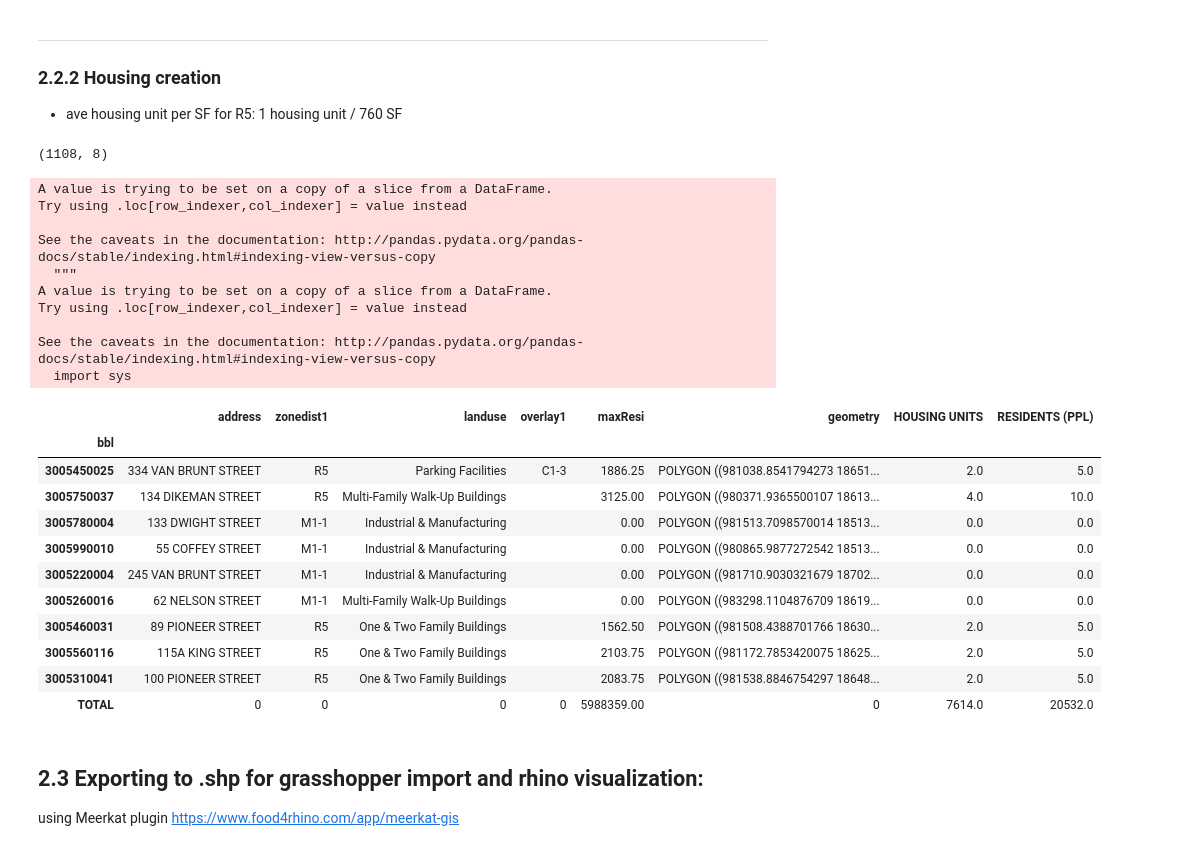
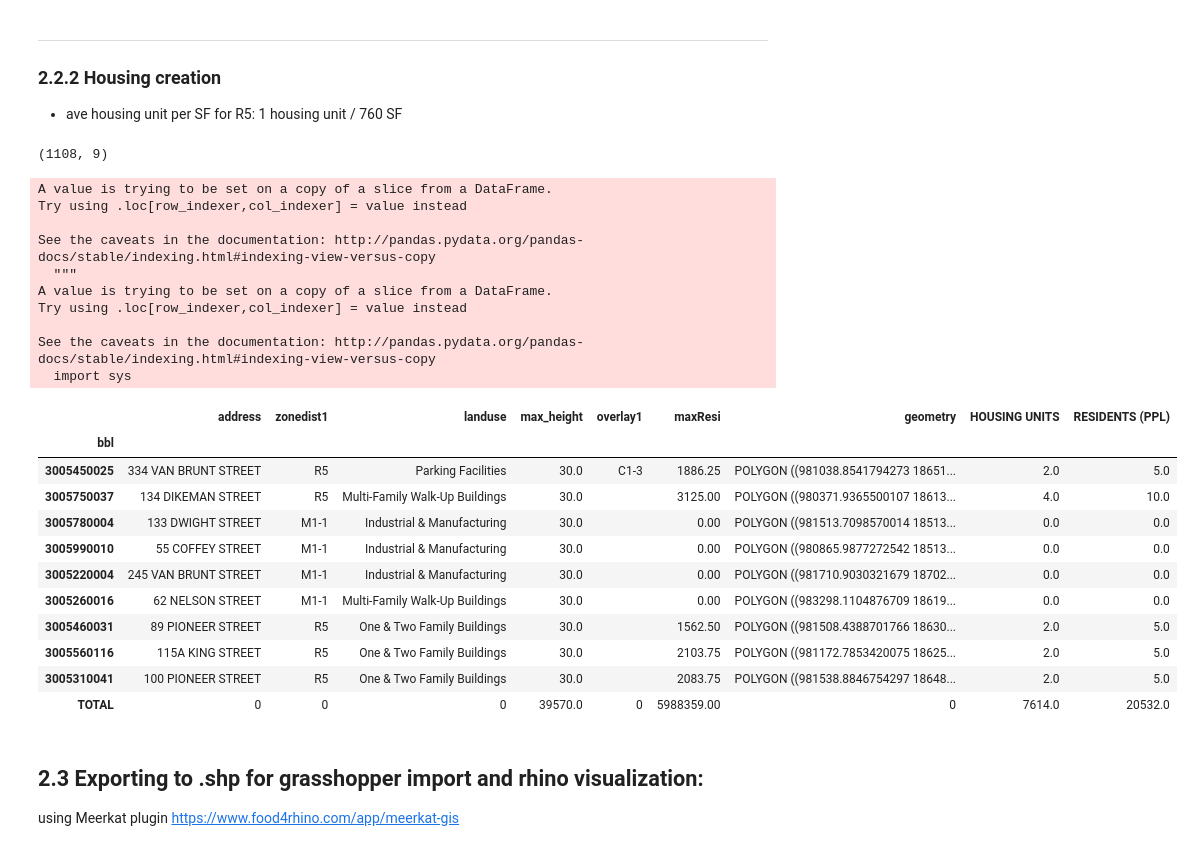
Before and after one commit to drawbrooklyn/RH_zoningAnalysis, a Jupyter notebook: Wolcott_jobs_analysis_20191025.ipynb, the cells around one changed output. Drawn from its saved outputs; the diff is of its cells as text; code cells hidden in the pictures.

```diff
--- a/Wolcott_jobs_analysis_20191025.ipynb
+++ b/Wolcott_jobs_analysis_20191025.ipynb
@@ -192,0 +196,27 @@ RH_pluto.iloc[:3,-2:]
+# %%
+# creating a function for allowed heights according to Zoning dist
+# not including street width differences or setbacks
+
+def max_height(df): #in feet
+    if df['zonedist1'] == 'M1-1':
+        val = 30
+    elif df['zonedist1'] == 'R5':
+        val = 30 # not including a setback of 15' at 30' height, up until 40'
+    elif df['zonedist1'] == 'M1-1/R5':
+        val = 60
+    elif df['zonedist1'] == 'M2-1':
+        val = 60 # not including setback
+    elif df['zonedist1'] == 'M3-1':
+        val = 60 # not including setback
+    elif df['zonedist1'] == 'R6':
+        val = 70 # max at wide street; on narrow street 55'
+    elif df['zonedist1'] == 'PARK':
+        val = 0
+    else:
+        val = 0
+    return val
+
+RH_pluto['max_height'] = RH_pluto.apply(max_height, axis=1)
+
+print(RH_pluto.shape)
+RH_pluto[['zonedist1', 'max_height']].head()
@@ -232,10 +271,10 @@ Value is taken from PTS, if available. When calculated from PTS data, **COMMERCI
 # creating a new shortened dataframe for current SF by use and for allowed FAR by use
 
 RH_areas_by_use = RH_pluto[['address','zonedist1','landuse','overlay1',
-                            'comarea','resarea','geometry']] #leaving geometry to remain geodataframe
+                            'comarea','resarea','max_height', 'geometry']] #leaving geometry to remain geodataframe
 
 RH_allowed_far = RH_pluto[['address','lotarea','zonedist1','landuse','overlay1',
-                           'commfar','residfar','geometry']] #leaving geometry to remain geodataframe
+                           'commfar','residfar','max_height', 'geometry']] #leaving geometry to remain geodataframe
                                                              # dropped 'facilfar' 20191118
 
 print('RH_areas_by_use.shape: ', RH_areas_by_use.shape)
@@ -479,47 +518,47 @@ TOTAL       157056.0
 - ave housing unit per SF for R5: 1 housing unit / 760 SF
 # %%
 RH_housing = RH_allowed_far[['address', 'zonedist1','landuse',
-                             'overlay1','maxResi','geometry']]
+                             'max_height','overlay1','maxResi','geometry']]
 
 # calculating # of housing units; 1 housing unit / 760 SF
 RH_housing['HOUSING UNITS'] = (RH_housing['maxResi'] / 760).astype(int)
 # calculating # of residents; 1 housing unit * 2.73 ppl
 RH_housing['RESIDENTS (PPL)'] = (RH_housing['HOUSING UNITS'] * 2.73).astype(int)
 
 #Total sum per column:
 RH_housing = RH_housing.reset_index()
 RH_housing = RH_housing.append(RH_housing.sum(axis=0, numeric_only=True), ignore_index=True)
 RH_housing['bbl'] = RH_housing['bbl'].astype(int).astype(str)
 RH_housing.at[1107, 'bbl'] = 'TOTAL'
 RH_housing = RH_housing.set_index('bbl')
 RH_housing.iloc[-1:,:] = RH_housing.iloc[-1:,:].fillna(0).astype(int)
 
 print(RH_housing.shape)
 RH_housing.tail(10)
 # %% [output]
-(1108, 8)
+(1108, 9)
 A value is trying to be set on a copy of a slice from a DataFrame.
 Try using .loc[row_indexer,col_indexer] = value instead
 
 See the caveats in the documentation: http://pandas.pydata.org/pandas-docs/stable/indexing.html#indexing-view-versus-copy
   """
 A value is trying to be set on a copy of a slice from a DataFrame.
 Try using .loc[row_indexer,col_indexer] = value instead
 
 See the caveats in the documentation: http://pandas.pydata.org/pandas-docs/stable/indexing.html#indexing-view-versus-copy
   import sys
-|  | address | zonedist1 | landuse | overlay1 | maxResi | geometry | HOUSING UNITS | RESIDENTS (PPL) |
-| bbl |  |  |  |  |  |  |  |  |
-| 3005450025 | 334 VAN BRUNT STREET | R5 | Parking Facilities | C1-3 | 1886.25 | POLYGON ((981038.8541794273 18651... | 2.0 | 5.0 |
-| 3005750037 | 134 DIKEMAN STREET | R5 | Multi-Family Walk-Up Buildings |  | 3125.00 | POLYGON ((980371.9365500107 18613... | 4.0 | 10.0 |
-| 3005780004 | 133 DWIGHT STREET | M1-1 | Industrial & Manufacturing |  | 0.00 | POLYGON ((981513.7098570014 18513... | 0.0 | 0.0 |
-| 3005990010 | 55 COFFEY STREET | M1-1 | Industrial & Manufacturing |  | 0.00 | POLYGON ((980865.9877272542 18513... | 0.0 | 0.0 |
-| 3005220004 | 245 VAN BRUNT STREET | M1-1 | Industrial & Manufacturing |  | 0.00 | POLYGON ((981710.9030321679 18702... | 0.0 | 0.0 |
-| 3005260016 | 62 NELSON STREET | M1-1 | Multi-Family Walk-Up Buildings |  | 0.00 | POLYGON ((983298.1104876709 18619... | 0.0 | 0.0 |
-| 3005460031 | 89 PIONEER STREET | R5 | One & Two Family Buildings |  | 1562.50 | POLYGON ((981508.4388701766 18630... | 2.0 | 5.0 |
-| 3005560116 | 115A KING STREET | R5 | One & Two Family Buildings |  | 2103.75 | POLYGON ((981172.7853420075 18625... | 2.0 | 5.0 |
-| 3005310041 | 100 PIONEER STREET | R5 | One & Two Family Buildings |  | 2083.75 | POLYGON ((981538.8846754297 18648... | 2.0 | 5.0 |
-| TOTAL | 0 | 0 | 0 | 0 | 5988359.00 | 0 | 7614.0 | 20532.0 |
+|  | address | zonedist1 | landuse | max_height | overlay1 | maxResi | geometry | HOUSING UNITS | RESIDENTS (PPL) |
+| bbl |  |  |  |  |  |  |  |  |  |
+| 3005450025 | 334 VAN BRUNT STREET | R5 | Parking Facilities | 30.0 | C1-3 | 1886.25 | POLYGON ((981038.8541794273 18651... | 2.0 | 5.0 |
+| 3005750037 | 134 DIKEMAN STREET | R5 | Multi-Family Walk-Up Buildings | 30.0 |  | 3125.00 | POLYGON ((980371.9365500107 18613... | 4.0 | 10.0 |
+| 3005780004 | 133 DWIGHT STREET | M1-1 | Industrial & Manufacturing | 30.0 |  | 0.00 | POLYGON ((981513.7098570014 18513... | 0.0 | 0.0 |
+| 3005990010 | 55 COFFEY STREET | M1-1 | Industrial & Manufacturing | 30.0 |  | 0.00 | POLYGON ((980865.9877272542 18513... | 0.0 | 0.0 |
+| 3005220004 | 245 VAN BRUNT STREET | M1-1 | Industrial & Manufacturing | 30.0 |  | 0.00 | POLYGON ((981710.9030321679 18702... | 0.0 | 0.0 |
+| 3005260016 | 62 NELSON STREET | M1-1 | Multi-Family Walk-Up Buildings | 30.0 |  | 0.00 | POLYGON ((983298.1104876709 18619... | 0.0 | 0.0 |
+| 3005460031 | 89 PIONEER STREET | R5 | One & Two Family Buildings | 30.0 |  | 1562.50 | POLYGON ((981508.4388701766 18630... | 2.0 | 5.0 |
+| 3005560116 | 115A KING STREET | R5 | One & Two Family Buildings | 30.0 |  | 2103.75 | POLYGON ((981172.7853420075 18625... | 2.0 | 5.0 |
+| 3005310041 | 100 PIONEER STREET | R5 | One & Two Family Buildings | 30.0 |  | 2083.75 | POLYGON ((981538.8846754297 18648... | 2.0 | 5.0 |
+| TOTAL | 0 | 0 | 0 | 39570.0 | 0 | 5988359.00 | 0 | 7614.0 | 20532.0 |
 # %% [markdown]
 ## 2.3 Exporting to .shp for grasshopper import and rhino visualization:
 using Meerkat plugin
```
Also changed, not shown: parts of 28 cells of this notebook, 4 other files.
